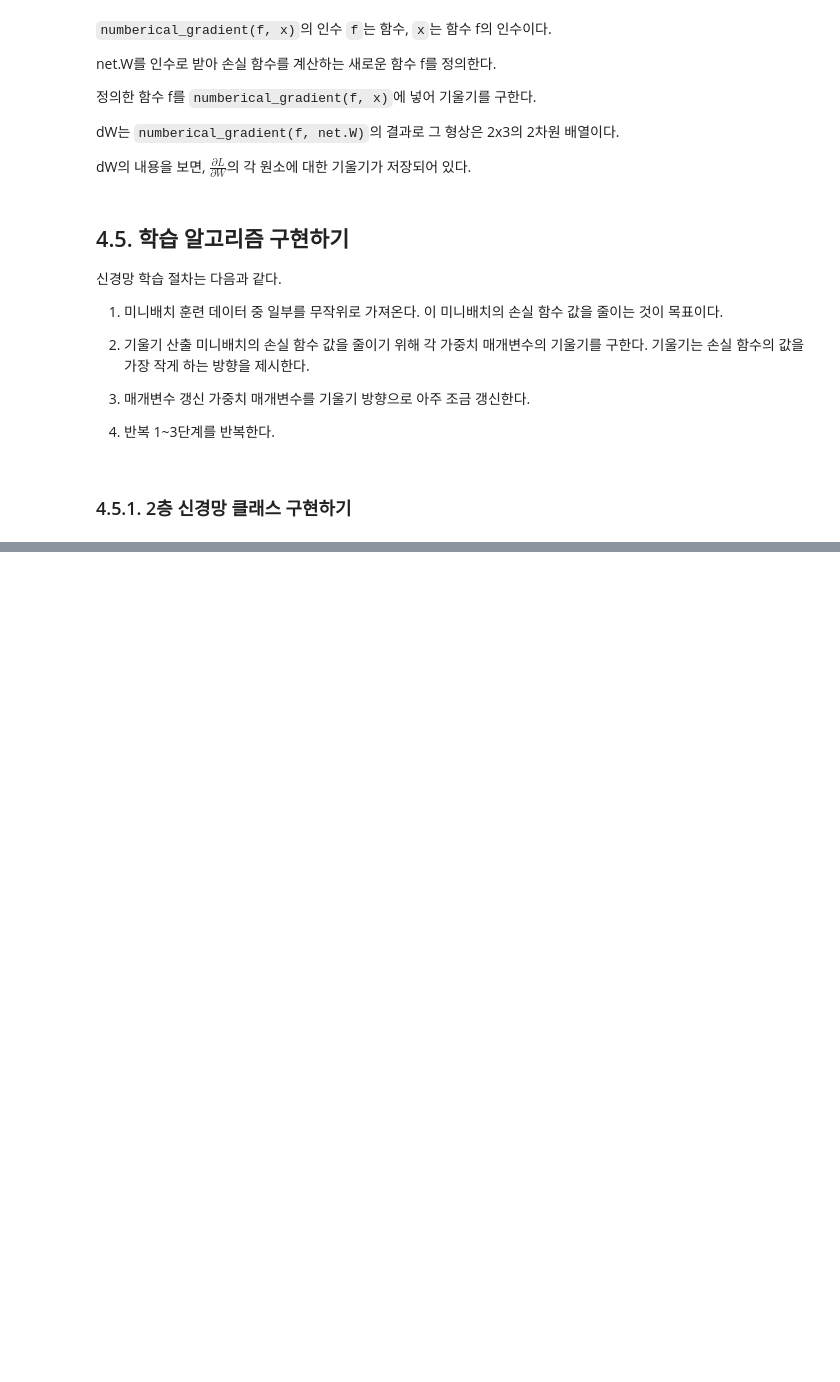
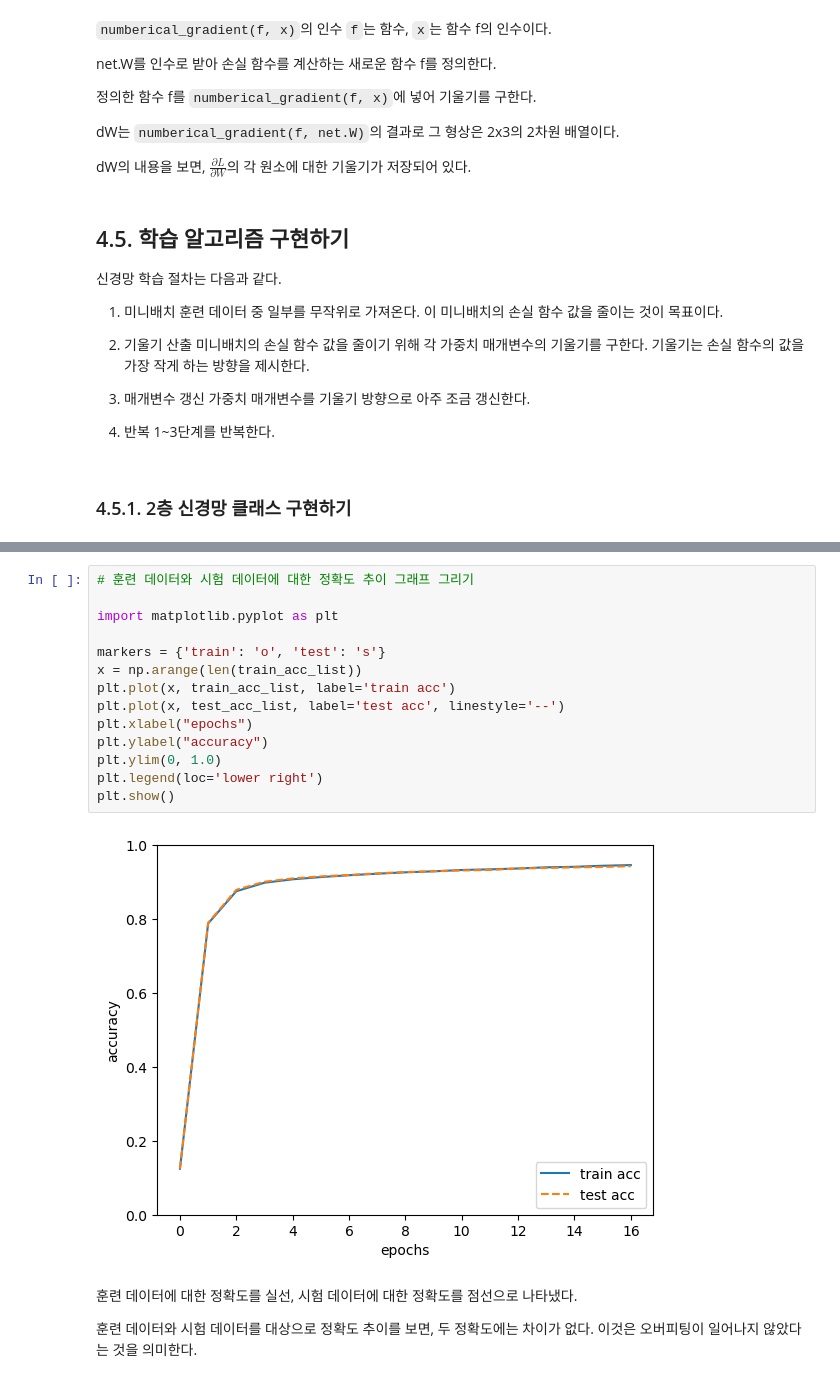
Before and after one commit to asanobm/deep-learning, a Jupyter notebook: 밑바닥부터 시작하는 딥러닝 1/3.신경망 학습.ipynb, the cells around one changed output, grey strips where cells are left out. Saved outputs shown, nothing was run; the diff lists cells and outputs as text; blank space fills up the shorter version.

```diff
--- a/밑바닥부터 시작하는 딥러닝 1/3.신경망 학습.ipynb
+++ b/밑바닥부터 시작하는 딥러닝 1/3.신경망 학습.ipynb
@@ -765,0 +962,20 @@ class ToLayerNet:
+# %%
+# 훈련 데이터와 시험 데이터에 대한 정확도 추이 그래프 그리기
+
+import matplotlib.pyplot as plt
+
+markers = {'train': 'o', 'test': 's'}
+x = np.arange(len(train_acc_list))
+plt.plot(x, train_acc_list, label='train acc')
+plt.plot(x, test_acc_list, label='test acc', linestyle='--')
+plt.xlabel("epochs")
+plt.ylabel("accuracy")
+plt.ylim(0, 1.0)
+plt.legend(loc='lower right')
+plt.show()
+# %% [output]
+[figure, added]
+# %% [markdown]
+훈련 데이터에 대한 정확도를 실선, 시험 데이터에 대한 정확도를 점선으로 나타냈다.
+
+훈련 데이터와 시험 데이터를 대상으로 정확도 추이를 보면, 두 정확도에는 차이가 없다. 이것은 오버피팅이 일어나지 않았다는 것을 의미한다.
```
Also changed, not shown: parts of 11 cells of this notebook.
